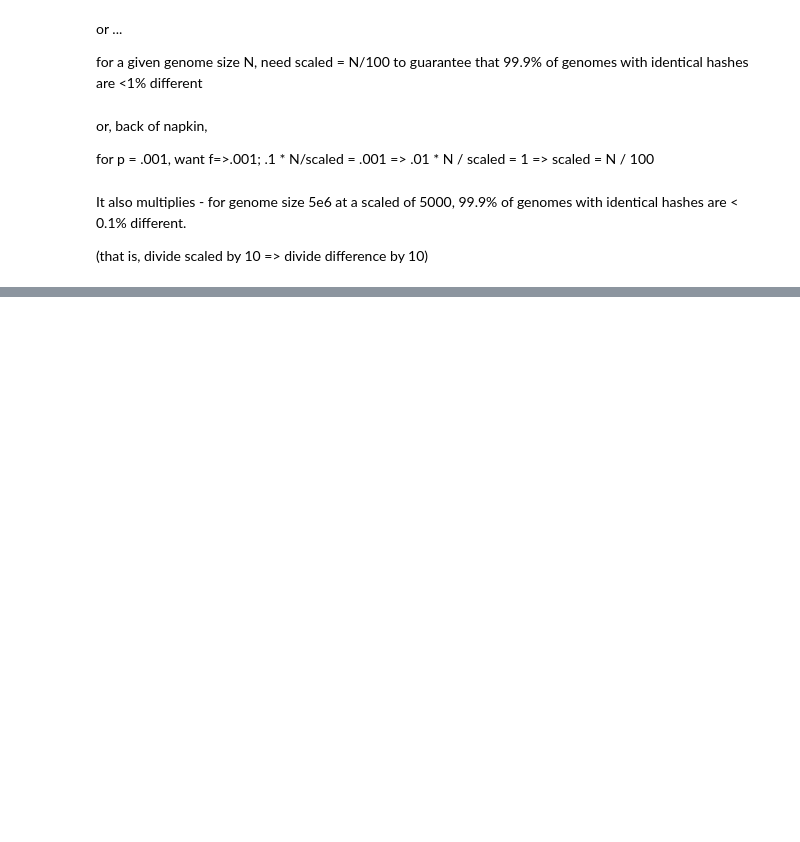
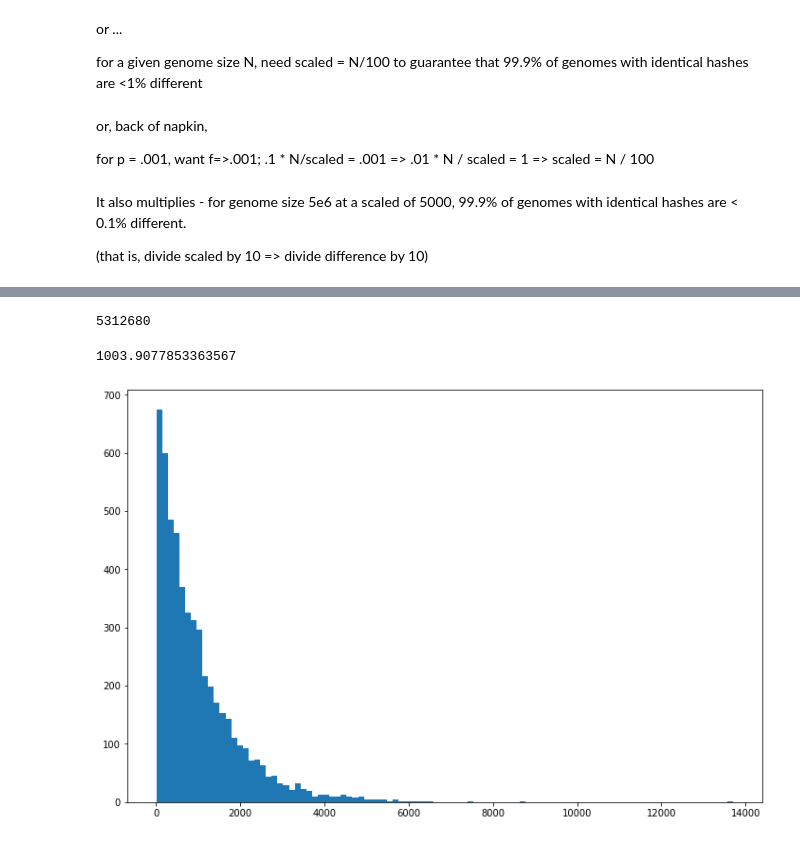
Before and after one commit to ctb/2022-sourmash-sens-spec, a Jupyter notebook: fracminhash-runs-simulate.ipynb, the cells around one changed output, grey strips where cells are left out. Drawn from its saved outputs; the diff is of its cells as text; code cells hidden in the pictures; blank space fills up the shorter version.

```diff
--- a/fracminhash-runs-simulate.ipynb
+++ b/fracminhash-runs-simulate.ipynb
@@ -235,0 +334,24 @@ It also multiplies - for genome size 5e6 at a scaled of 5000, 99.9% of genomes w
+# %%
+import screed
+
+def kmers(filename, ksize=31):
+    for record in screed.open(filename):
+        for start in range(0, len(record.sequence) - ksize + 1):
+            yield record.sequence[start:start+ksize]
+
+podar_runlengths = []
+mh = sourmash.MinHash(0, 31, scaled=1000)
+
+n = 0
+for kmer in kmers('../sourmash/podar-ref/47.fa'):
+    n += 1
+    mh.add_sequence(kmer)
+    if mh:
+        print('...', len(podar_runlengths))
+        podar_runlengths.append(n)
+        n = 0
+
+        mh = mh.copy_and_clear()
+
+    #if n > 100000:
+    #    break
@@ -235,0 +376,15 @@ It also multiplies - for genome size 5e6 at a scaled of 5000, 99.9% of genomes w
+# %%
+print(sum(podar_runlengths))
+# %% [output]
+5312680
+# %%
+numpy.mean(podar_runlengths)
+# %% [output]
+1003.9077853363567
+# %%
+fig, ax = plt.subplots(figsize=(12, 8))
+
+_ = ax.hist(podar_runlengths, bins=100)
+#ax.set_xlim(0, 2000)
+# %% [output]
+[figure, added]
```
Also changed, not shown: parts of 11 cells of this notebook.
